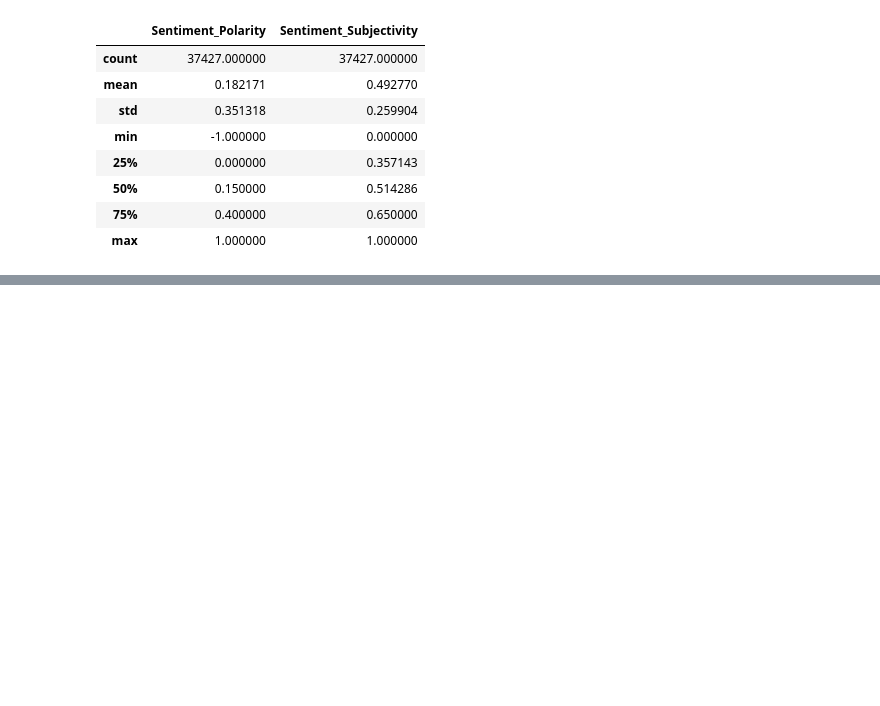
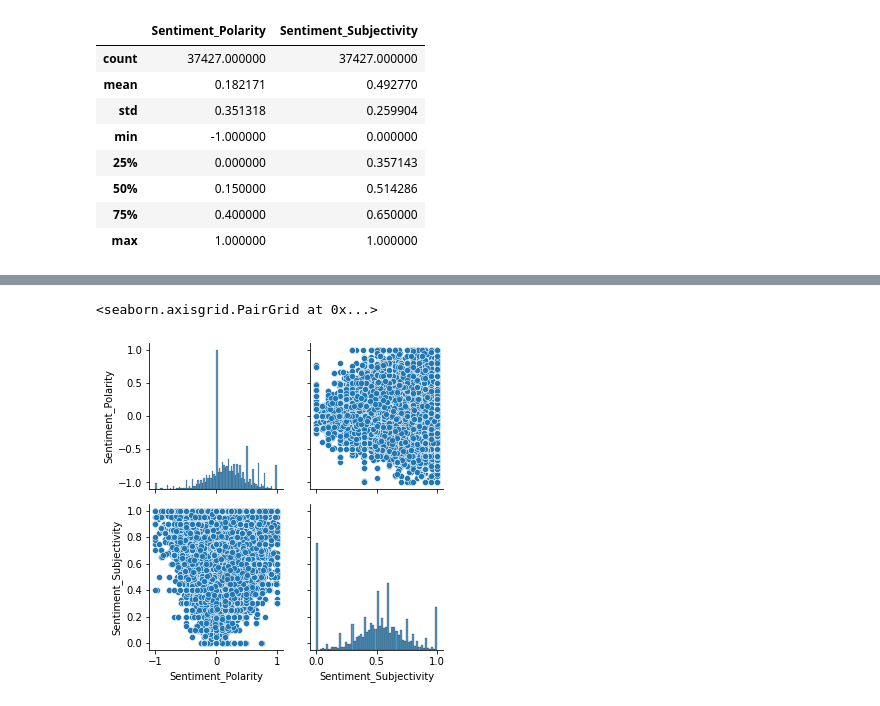
Before and after one commit to Bishawa/play-store-app-review-analysis, a Jupyter notebook: Bishawajeet_Singha_Play_Store_App_Review_Analysis.ipynb, the cells around one changed output, grey strips where cells are left out. Saved outputs shown, nothing was run; the diff lists cells and outputs as text; code cells hidden in the pictures; blank space fills up the shorter version.

```diff
--- a/Bishawajeet_Singha_Play_Store_App_Review_Analysis.ipynb
+++ b/Bishawajeet_Singha_Play_Store_App_Review_Analysis.ipynb
@@ -562,0 +578,8 @@ review_df.groupby('Sentiment')['Sentiment_Polarity'].count().reset_index()
+# %%
+
+g = sns.PairGrid(review_df)
+g.map_diag(sns.histplot)
+g.map_offdiag(sns.scatterplot)
+# %% [output]
+<seaborn.axisgrid.PairGrid at 0x...>
+[figure, added]
```
Also changed, not shown: parts of 20 cells of this notebook.
